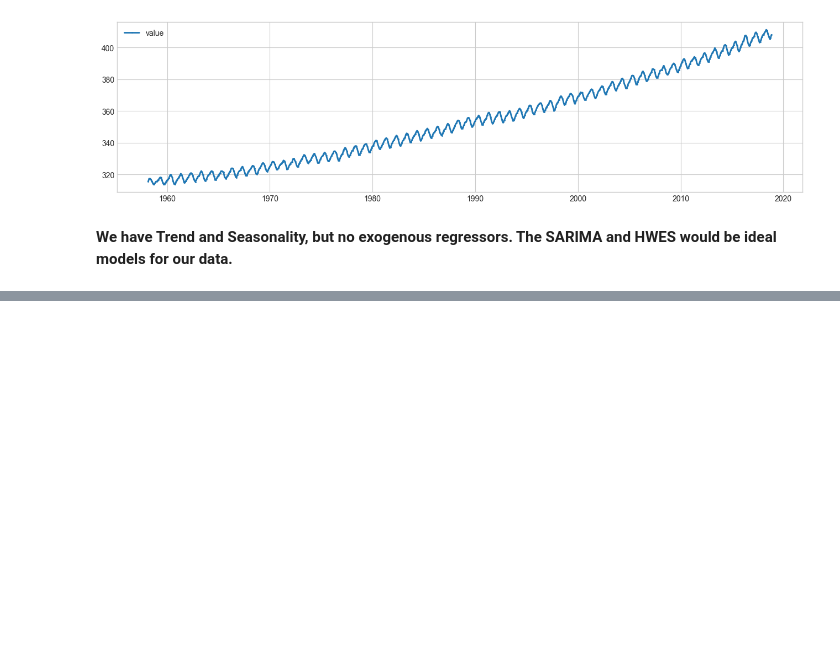
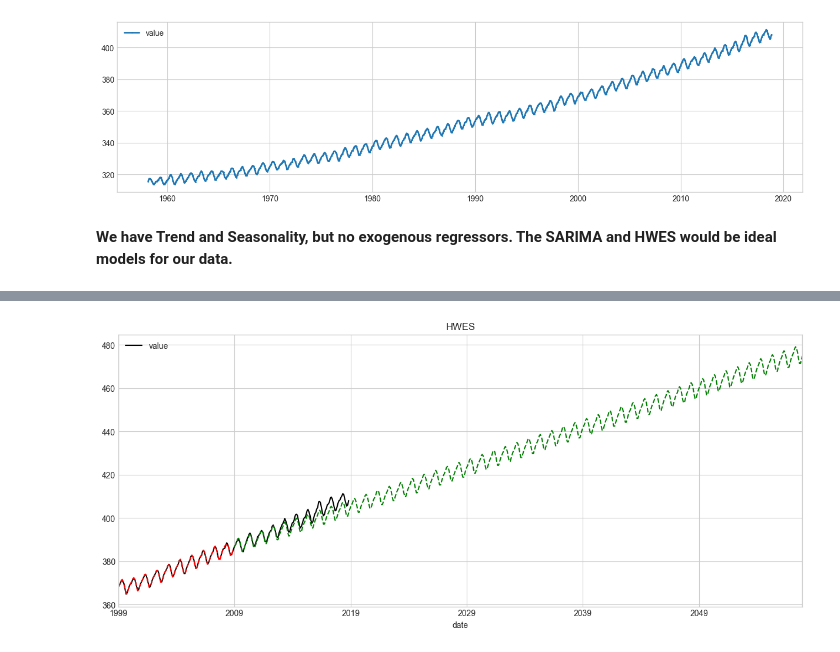
Before and after one commit to Leywa-git/Start_UP_IT_PDS2, a Jupyter notebook: Lesson_46/dz_46.ipynb, the cells around one changed output, grey strips where cells are left out. Cells and saved outputs as stored; diff of their text form; code cells hidden in the pictures; blank space fills up the shorter version.

```diff
--- a/Lesson_46/dz_46.ipynb
+++ b/Lesson_46/dz_46.ipynb
@@ -131,0 +257,7 @@ plot(dataframe, anomaly=anomalies, ts_linewidth=2, anomaly_color="red", anomaly_
+# %%
+ax = dataframe["1999":].plot(figsize=(15,6), color="black", title="HWES" )
+fit1.fittedvalues["1999":].plot(ax=ax, style="--", color="red")
+fit1.forecast(588).plot(ax=ax, style="--", color="green")
+plt.show()
+# %% [output]
+[figure, added]
```
Also changed, not shown: parts of 13 cells of this notebook, 2 other files.
